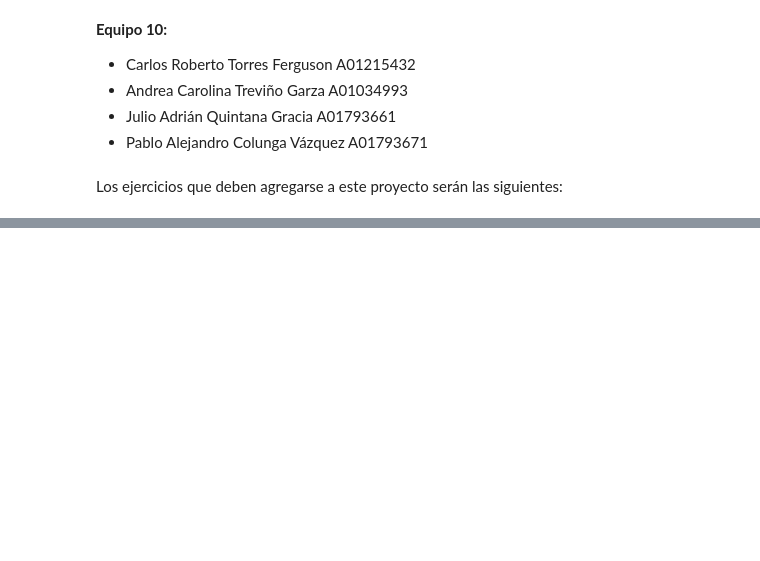
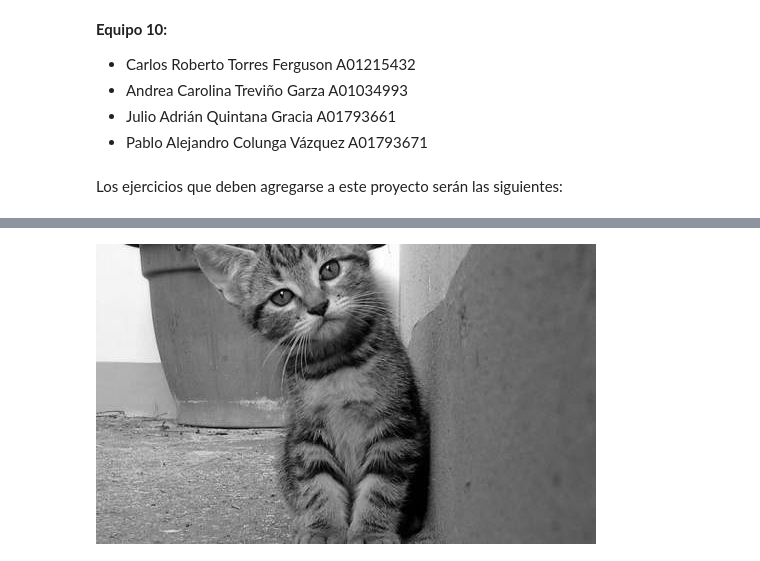
Before and after one commit to andreac941/ComputerVision-Eq3, a Jupyter notebook: SimpleImageProcessing_Eq10.ipynb, the cells around one changed output, grey strips where cells are left out. Saved outputs shown, nothing was run; the diff lists cells and outputs as text; code cells hidden in the pictures; blank space fills up the shorter version.

```diff
--- a/SimpleImageProcessing_Eq10.ipynb
+++ b/SimpleImageProcessing_Eq10.ipynb
@@ -16,0 +31,7 @@ Los ejercicios que deben agregarse a este proyecto serán las siguientes:
+# %%
+url = "https://placekitten.com/500/300"
+myImg = io.imread(url)
+myGrayImg = cv.cvtColor(myImg, cv.COLOR_BGR2GRAY)
+cv2_imshow(myGrayImg)
+# %% [output]
+[figure, added]
```
Also changed, not shown: parts of 8 cells of this notebook.
